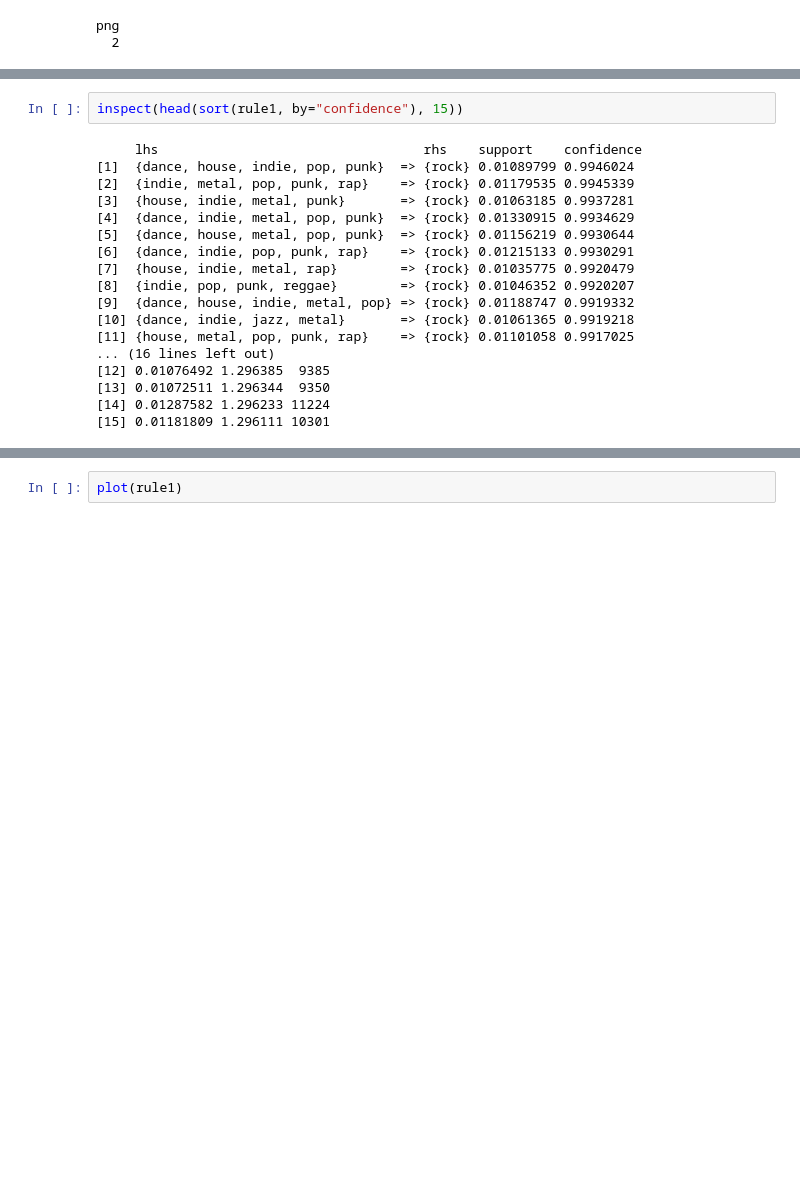
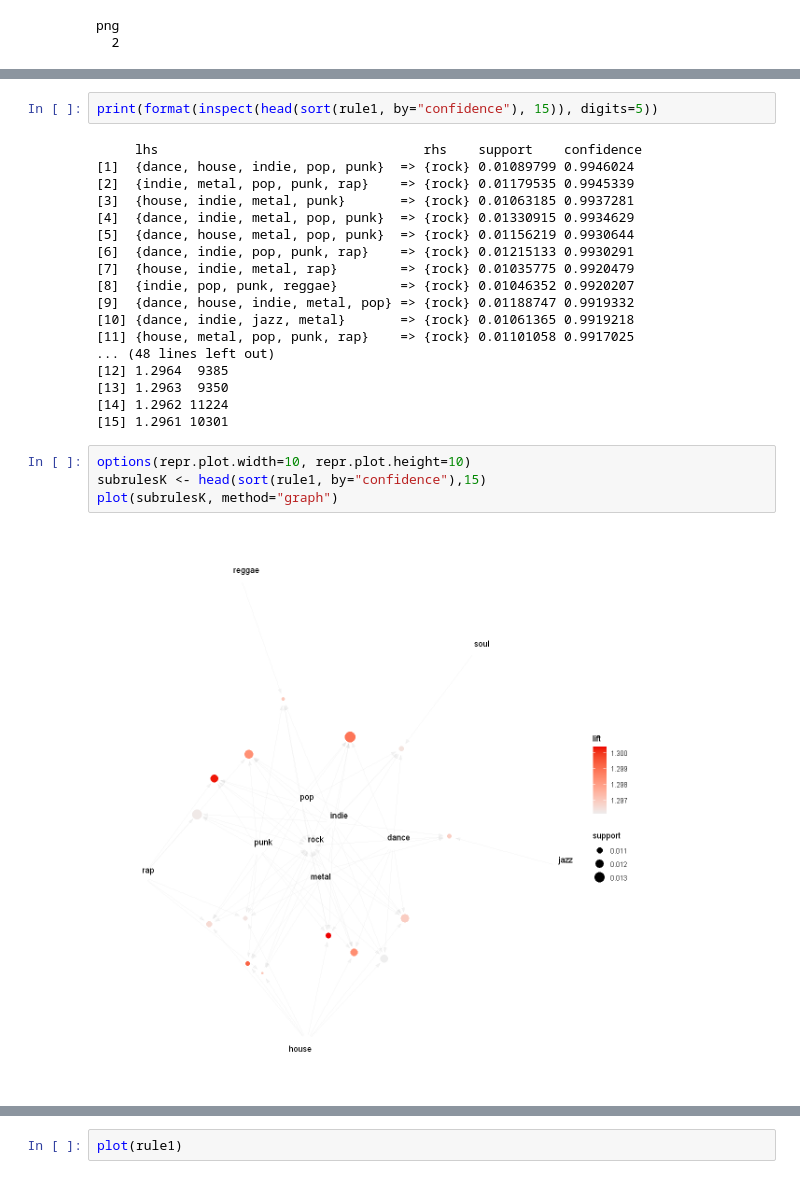
Before and after one commit to smehdizadeh/CSCI5622_Machine-Learning, a Jupyter notebook: arm.ipynb, the cells around one changed output, grey strips where cells are left out. Saved outputs shown, nothing was run; the diff lists cells and outputs as text; blank space fills up the shorter version.

```diff
--- a/arm.ipynb
+++ b/arm.ipynb
@@ -131,5 +145,5 @@ inspect(head(sort(rule1, by="support"), 15))
 # %%
-inspect(head(sort(rule1, by="confidence"), 15))
+print(format(inspect(head(sort(rule1, by="confidence"), 15)), digits=5))
 # %% [output]
      lhs                                  rhs    support    confidence
 [1]  {dance, house, indie, pop, punk}  => {rock} 0.01089799 0.9946024
@@ -143,8 +157,14 @@ inspect(head(sort(rule1, by="confidence"), 15))
 [9]  {dance, house, indie, metal, pop} => {rock} 0.01188747 0.9919332
 [10] {dance, indie, jazz, metal}       => {rock} 0.01061365 0.9919218
 [11] {house, metal, pop, punk, rap}    => {rock} 0.01101058 0.9917025
-... (16 lines left out)
-[12] 0.01076492 1.296385  9385
-[13] 0.01072511 1.296344  9350
-[14] 0.01287582 1.296233 11224
-[15] 0.01181809 1.296111 10301
+... (48 lines left out)
+[12] 1.2964  9385
+[13] 1.2963  9350
+[14] 1.2962 11224
+[15] 1.2961 10301
+# %%
+options(repr.plot.width=10, repr.plot.height=10)
+subrulesK <- head(sort(rule1, by="confidence"),15)
+plot(subrulesK, method="graph")
+# %% [output]
+[figure, added]
```
Also changed, not shown: parts of 10 cells of this notebook.
